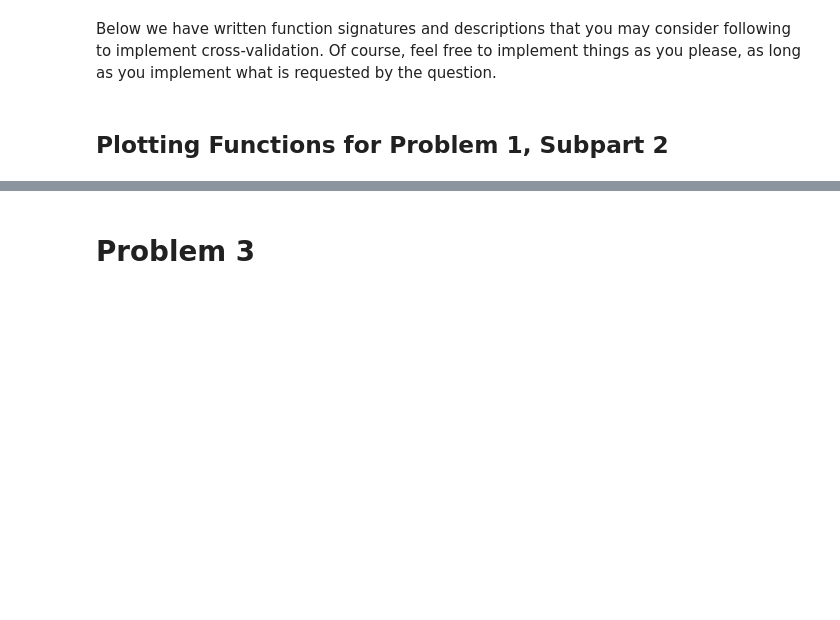
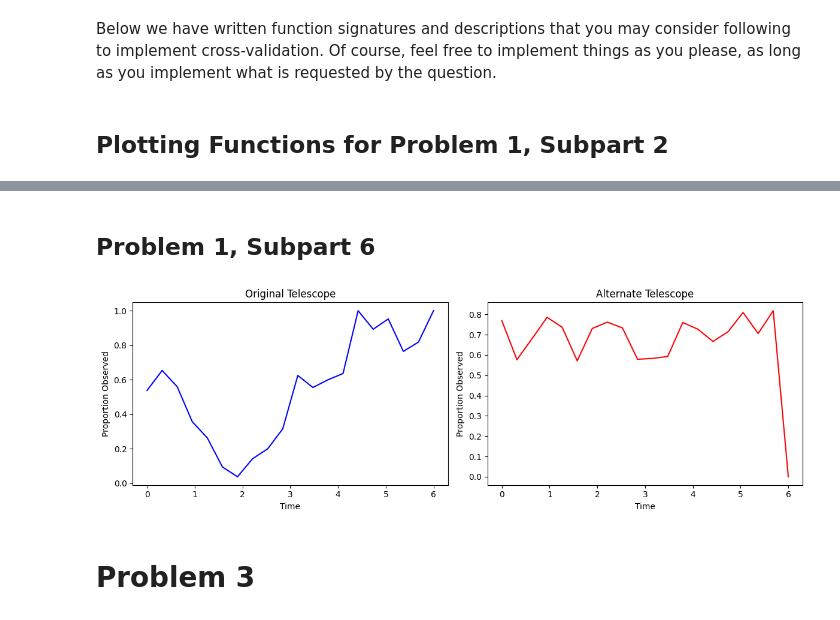
Before and after one commit to veselyo/cs181, a Jupyter notebook: hw2/hw2_release.ipynb, the cells around one changed output, grey strips where cells are left out. Drawn from its saved outputs; the diff is of its cells as text; code cells hidden in the pictures; blank space fills up the shorter version.

```diff
--- a/hw2/hw2_release.ipynb
+++ b/hw2/hw2_release.ipynb
@@ -313,3 +313,30 @@ Model variances for t = 0.1: 0.00022760134122265047, t = 3.2: 0.0003561060781827
+# %% [markdown]
+## Problem 1, Subpart 6
+# %%
+t_orig, y_orig = np.genfromtxt("data/planet-obs.csv", delimiter=',').T
+_, t_alt, y_alt = np.genfromtxt("data/planet-obs-alternate.csv", delimiter=',', skip_header=1).T
+
+fig, axes = plt.subplots(1, 2, figsize=(12, 4))
+
+t_stamps = np.linspace(0, 6, 20)
+orig_means = [y_orig[np.abs(t_orig - t) < 0.2].mean() for t in t_stamps]
+alt_means = [y_alt[np.abs(t_alt - t) < 0.2].mean() for t in t_stamps]
+
+axes[0].plot(t_stamps, orig_means, color='blue')
+axes[0].set_title('Original Telescope')
+axes[0].set_xlabel('Time')
+axes[0].set_ylabel('Proportion Observed')
+
+axes[1].plot(t_stamps, alt_means, color='red')
+axes[1].set_title('Alternate Telescope')
+axes[1].set_xlabel('Time')
+axes[1].set_ylabel('Proportion Observed')
+
+plt.tight_layout()
+plt.savefig('img_output/1.6.png')
+plt.show()
+# %% [output]
+[figure, added]
 # %% [markdown]
 # Problem 3
 # %%
```
Also changed, not shown: parts of 1 cell of this notebook, 4 other files.
